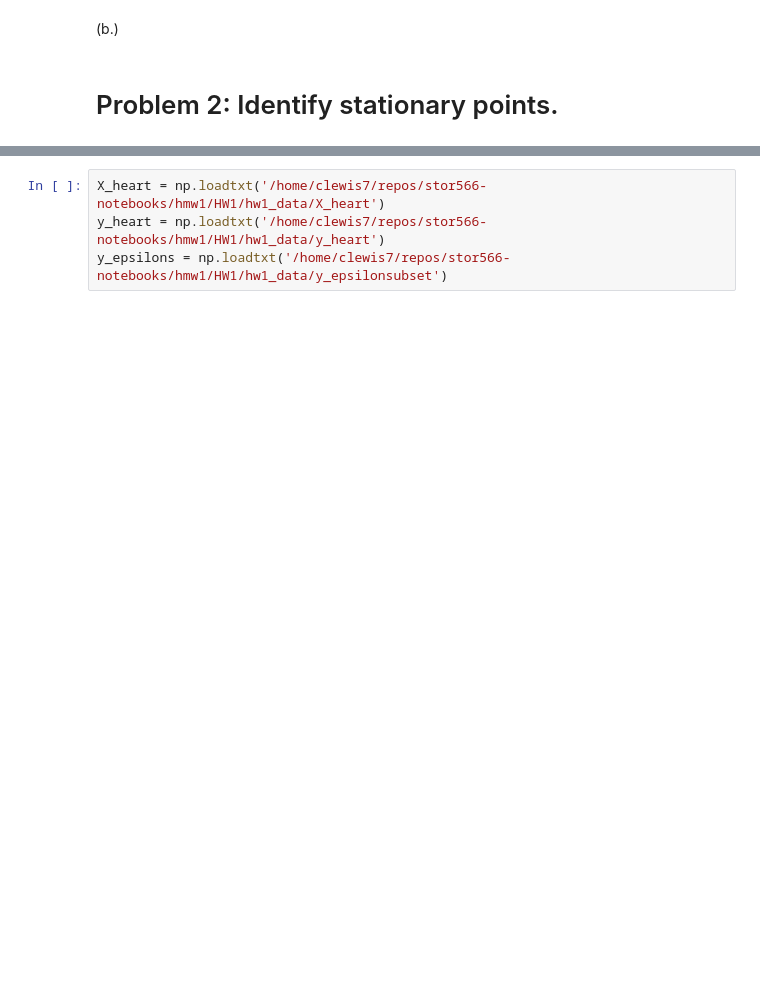
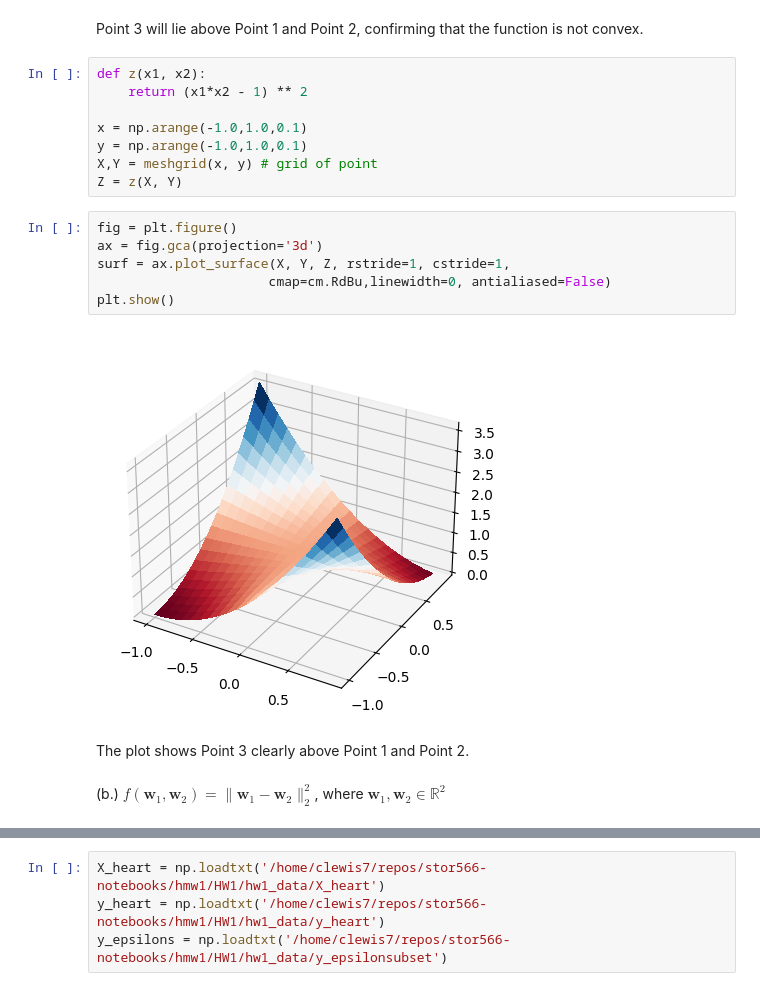
Before and after one commit to clewis7/stor566-notebooks, a Jupyter notebook: hmw1/hmw1-submission.ipynb, the cells around one changed output, grey strips where cells are left out. Cells and saved outputs as stored; diff of their text form; blank space fills up the shorter version.

```diff
--- a/hmw1/hmw1-submission.ipynb
+++ b/hmw1/hmw1-submission.ipynb
@@ -6,4 +20,22 @@ import numpy as np
+# %% [markdown]
+Point 3 will lie above Point 1 and Point 2, confirming that the function is not convex.
+# %%
+def z(x1, x2):
+    return (x1*x2 - 1) ** 2
+
+x = np.arange(-1.0,1.0,0.1)
+y = np.arange(-1.0,1.0,0.1)
+X,Y = meshgrid(x, y) # grid of point
+Z = z(X, Y)
+# %%
+fig = plt.figure()
+ax = fig.gca(projection='3d')
+surf = ax.plot_surface(X, Y, Z, rstride=1, cstride=1,
+                      cmap=cm.RdBu,linewidth=0, antialiased=False)
+plt.show()
+# %% [output]
+[figure, added]
+# %% [markdown]
+The plot shows Point 3 clearly above Point 1 and Point 2.
 # %% [markdown]
-(b.)
+(b.) $f(\mathbf{w}_1, \mathbf{w}_2)=\|\mathbf{w}_1-\mathbf{w}_2\|^2_2$,  where $\mathbf{w}_1, \mathbf{w}_2\in \mathbb{R}^2$
-# %% [markdown]
-# Problem 2: Identify stationary points.
```
Also changed, not shown: parts of 34 cells of this notebook.
